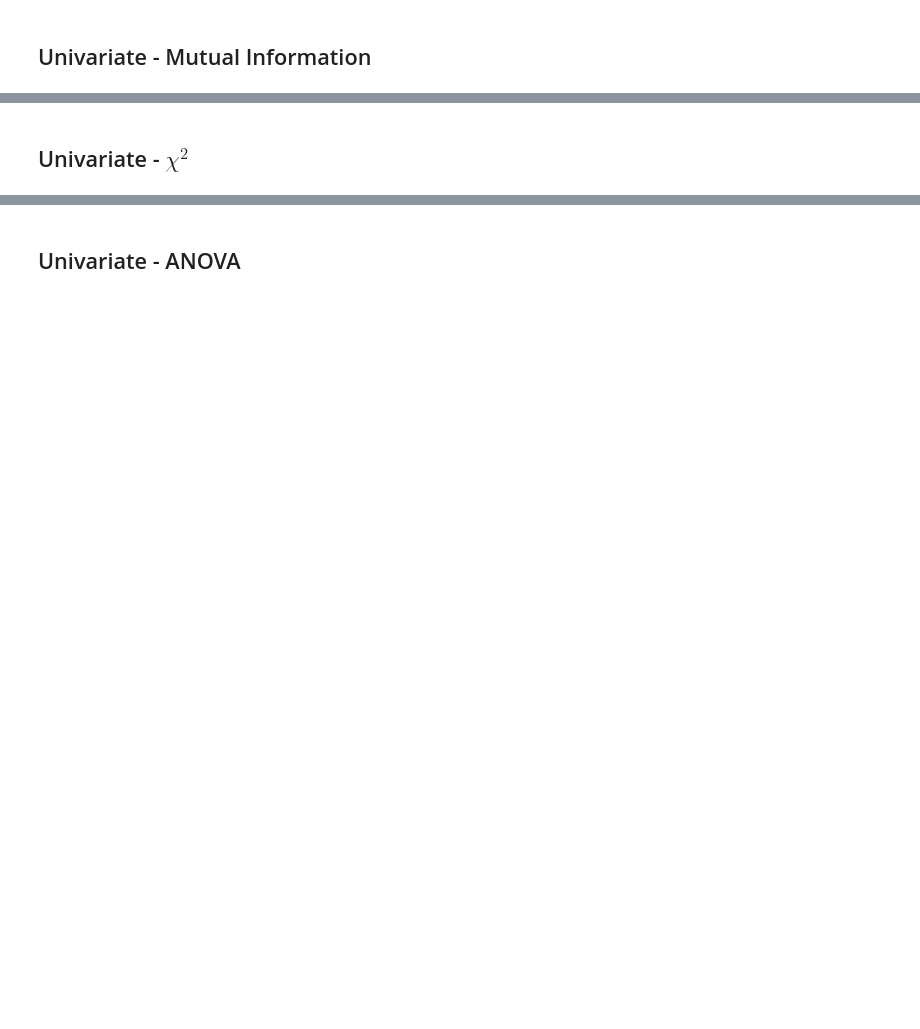
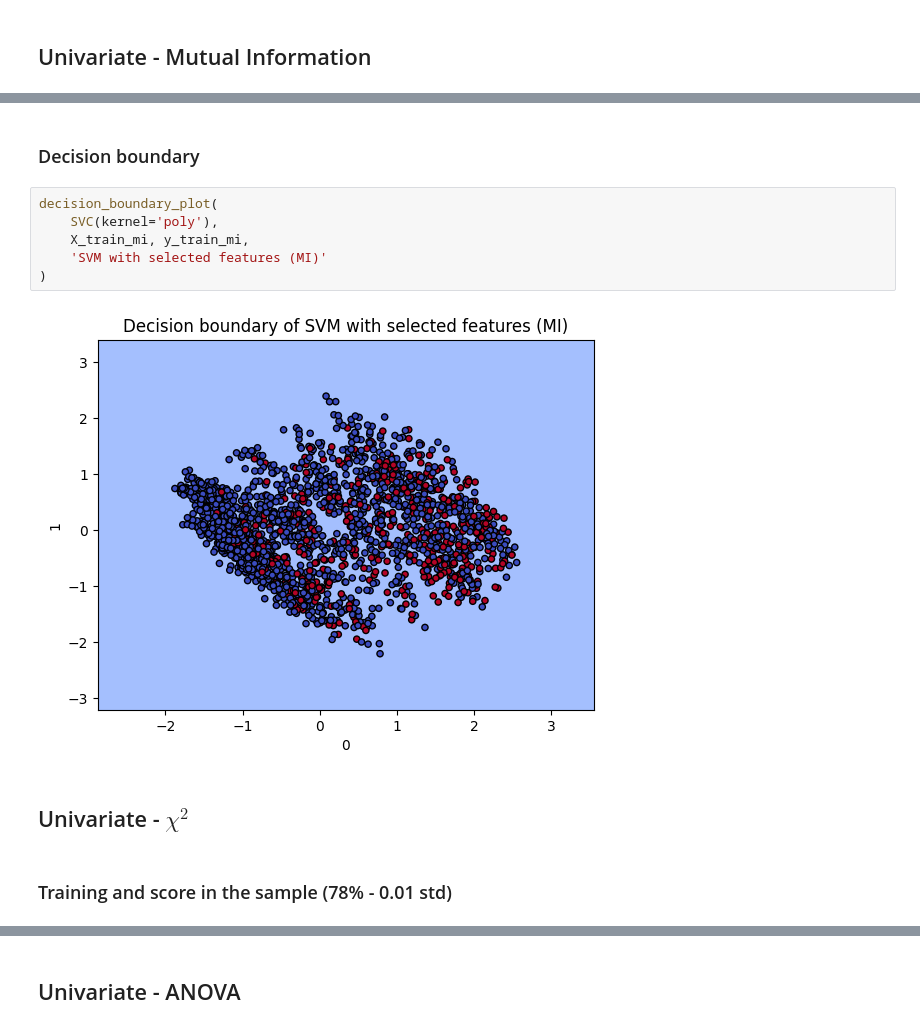
Before and after one commit to gabyarte/projects-ml, a Jupyter notebook: notebooks/3a_non_probabilistic_models.ipynb, the cells around one changed output, grey strips where cells are left out. Cells and saved outputs as stored; diff of their text form; blank space fills up the shorter version.

```diff
--- a/notebooks/3a_non_probabilistic_models.ipynb
+++ b/notebooks/3a_non_probabilistic_models.ipynb
@@ -97,2 +141,14 @@ plt.show()
+# %% [markdown]
+### Decision boundary
+# %%
+decision_boundary_plot(
+    SVC(kernel='poly'),
+    X_train_mi, y_train_mi,
+    'SVM with selected features (MI)'
+)
+# %% [output]
+[figure, added]
 # %% [markdown]
 ## Univariate - $\chi^2$
+# %% [markdown]
+### Training and score in the sample (78% - 0.01 std)
```
Also changed, not shown: parts of 37 cells of this notebook, 1 other file.
